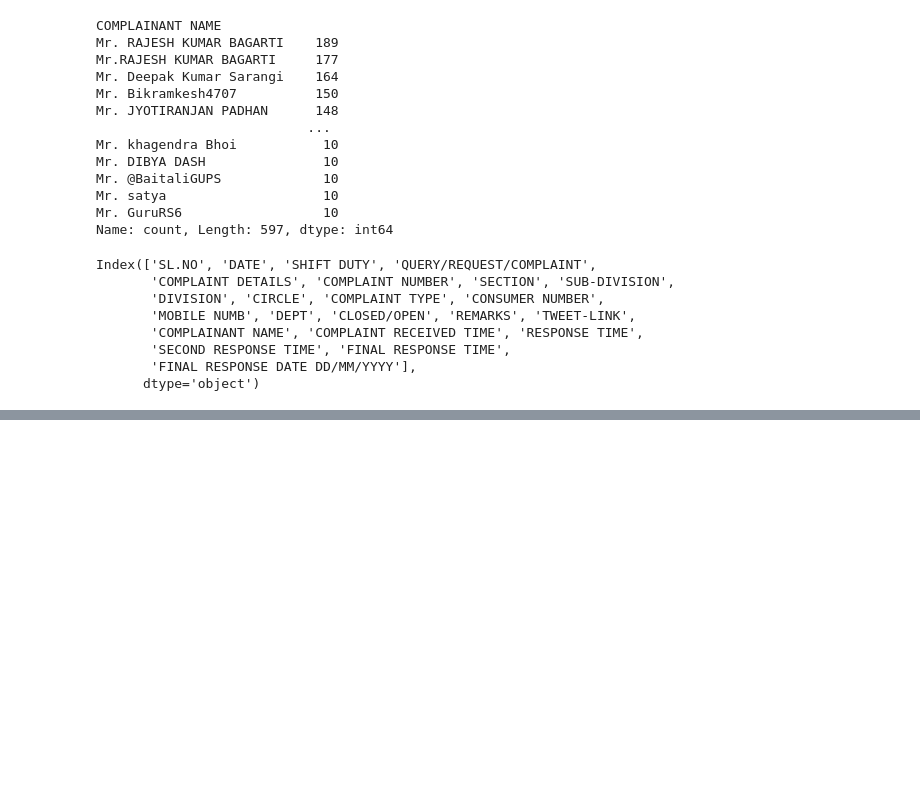
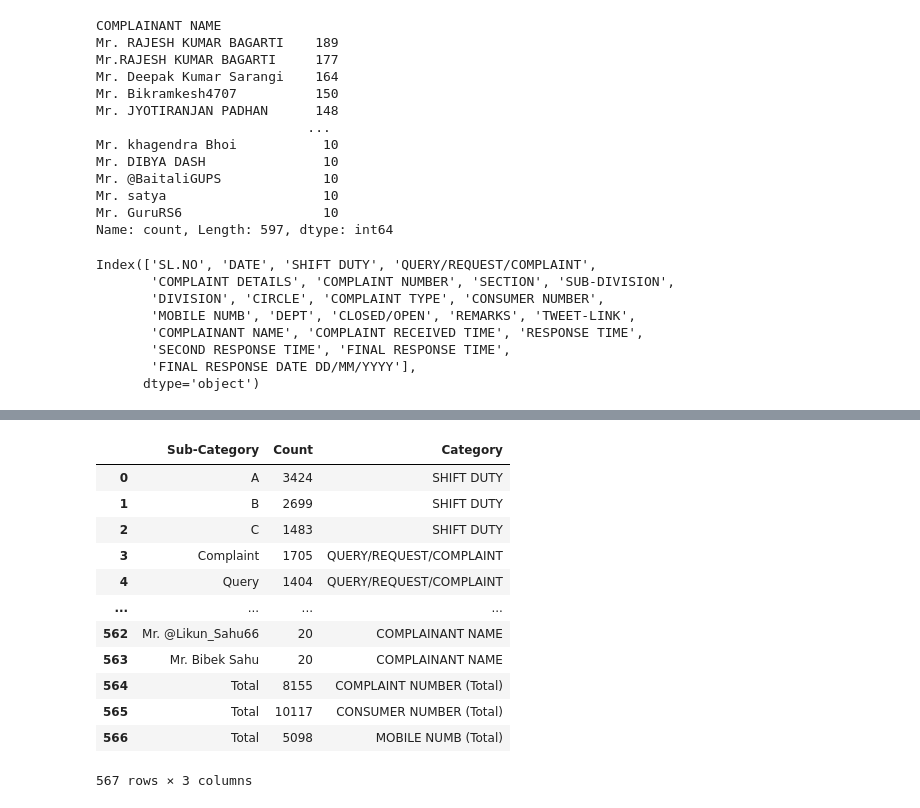
Before and after one commit to susantkumarsahoo/Twitter_X_Flow_Prediction_Tp, a Jupyter notebook: notebooks/04_note.ipynb, the cells around one changed output, grey strips where cells are left out. Cells and saved outputs as stored; diff of their text form; code cells hidden in the pictures; blank space fills up the shorter version.

```diff
--- a/notebooks/04_note.ipynb
+++ b/notebooks/04_note.ipynb
@@ -201,0 +400,19 @@ Index(['SL.NO', 'DATE', 'SHIFT DUTY', 'QUERY/REQUEST/COMPLAINT',
+# %%
+# Generate report
+report_df = generate_report(dataset_path)
+# %%
+report_df
+# %% [output]
+|  | Sub-Category | Count | Category |
+| 0 | A | 3424 | SHIFT DUTY |
+| 1 | B | 2699 | SHIFT DUTY |
+| 2 | C | 1483 | SHIFT DUTY |
+| 3 | Complaint | 1705 | QUERY/REQUEST/COMPLAINT |
+| 4 | Query | 1404 | QUERY/REQUEST/COMPLAINT |
+| ... | ... | ... | ... |
+| 562 | Mr. @Likun_Sahu66 | 20 | COMPLAINANT NAME |
+| 563 | Mr. Bibek Sahu | 20 | COMPLAINANT NAME |
+| 564 | Total | 8155 | COMPLAINT NUMBER (Total) |
+| 565 | Total | 10117 | CONSUMER NUMBER (Total) |
+| 566 | Total | 5098 | MOBILE NUMB (Total) |
+567 rows × 3 columns
```
Also changed, not shown: parts of 8 cells of this notebook, 5 other files.
